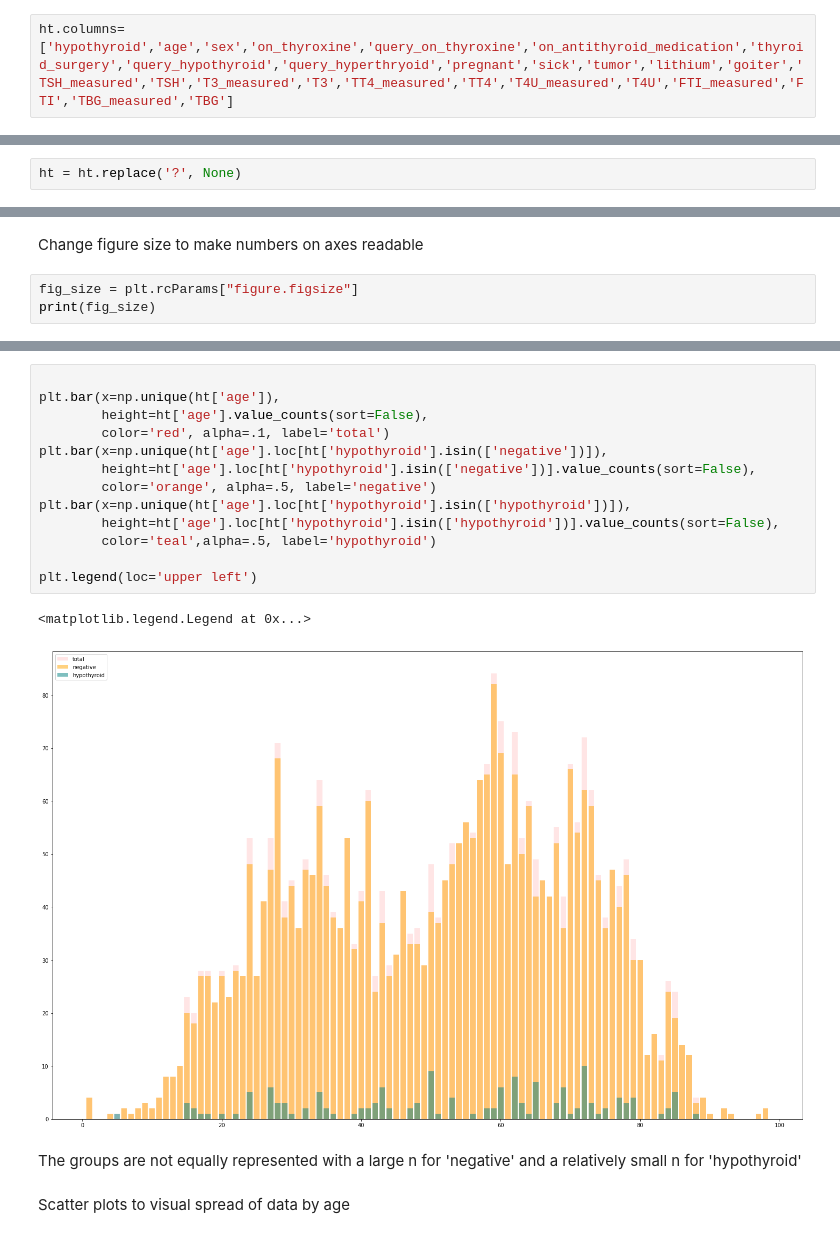
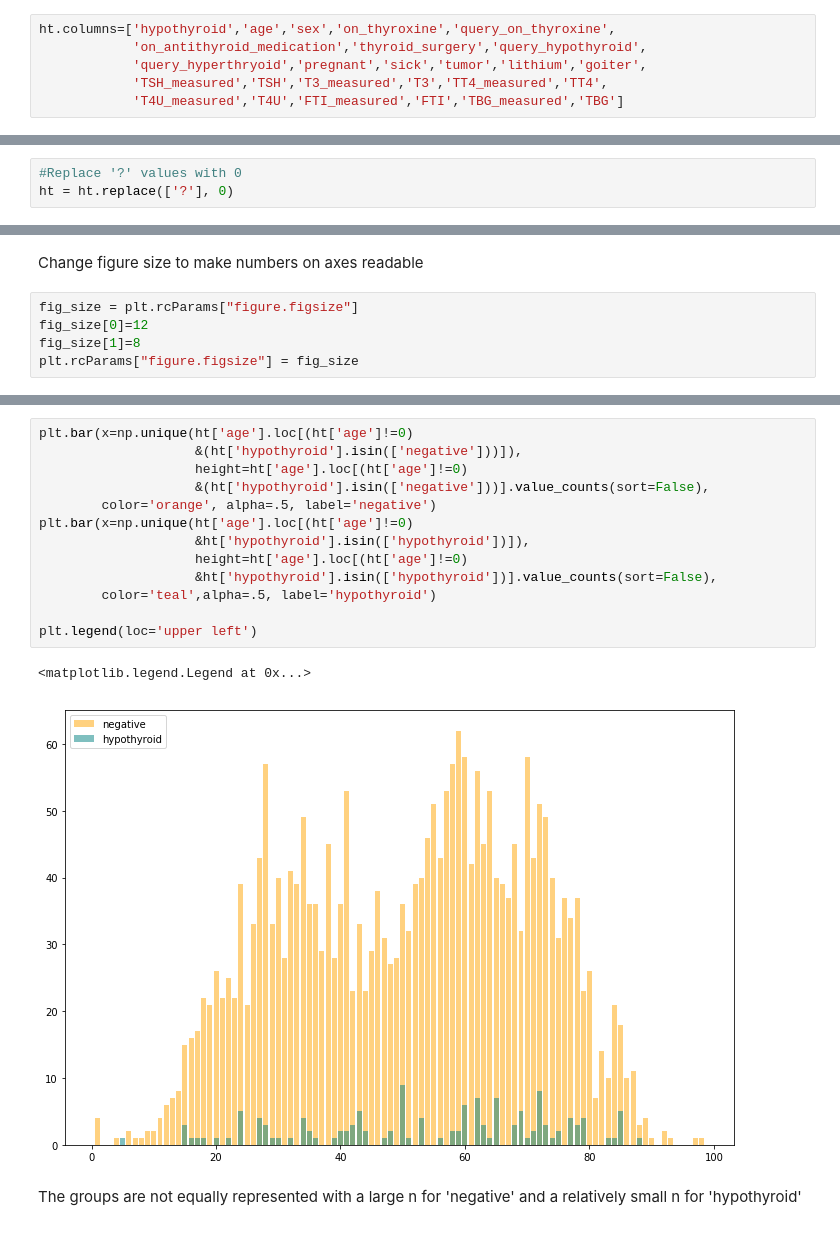
Before and after one commit to karlypaige/Fundamentals-Capstone-Hypothyroid, a Jupyter notebook: Hypothyroid Dataset.ipynb, the cells around one changed output, grey strips where cells are left out. Cells and saved outputs as stored; diff of their text form.

```diff
--- a/Hypothyroid Dataset.ipynb
+++ b/Hypothyroid Dataset.ipynb
@@ -14,4 +41,8 @@ ht = pd.read_csv('hypothyroid data.csv', header=None)
 # %% [markdown]
 Change column names
 # %%
-ht.columns=['hypothyroid','age','sex','on_thyroxine','query_on_thyroxine','on_antithyroid_medication','thyroid_surgery','query_hypothyroid','query_hyperthryoid','pregnant','sick','tumor','lithium','goiter','TSH_measured','TSH','T3_measured','T3','TT4_measured','TT4','T4U_measured','T4U','FTI_measured','FTI','TBG_measured','TBG']
+ht.columns=['hypothyroid','age','sex','on_thyroxine','query_on_thyroxine',
+            'on_antithyroid_medication','thyroid_surgery','query_hypothyroid',
+            'query_hyperthryoid','pregnant','sick','tumor','lithium','goiter',
+            'TSH_measured','TSH','T3_measured','T3','TT4_measured','TT4',
+            'T4U_measured','T4U','FTI_measured','FTI','TBG_measured','TBG']
@@ -34,2 +48,0 @@ Replace empty values with 'NA' and add zeroes to the front of integers and float
-# %%
-ht = ht.replace('?', None)
@@ -38 +49,4 @@ Convert Strings to ints and floats
+# %%
+#Replace '?' values with 0
+ht = ht.replace(['?'], 0)
 # %%
@@ -65,4 +90,6 @@ ht.groupby('sex').describe()
 Change figure size to make numbers on axes readable
 # %%
 fig_size = plt.rcParams["figure.figsize"]
-print(fig_size)
+fig_size[0]=12
+fig_size[1]=8
+plt.rcParams["figure.figsize"] = fig_size
@@ -109,20 +98,18 @@ Name: age, Length: 92, dtype: int64
 # %%
-
-plt.bar(x=np.unique(ht['age']),
-        height=ht['age'].value_counts(sort=False),
-        color='red', alpha=.1, label='total')
-plt.bar(x=np.unique(ht['age'].loc[ht['hypothyroid'].isin(['negative'])]),
-        height=ht['age'].loc[ht['hypothyroid'].isin(['negative'])].value_counts(sort=False),
+plt.bar(x=np.unique(ht['age'].loc[(ht['age']!=0)
+                    &(ht['hypothyroid'].isin(['negative']))]),
+                    height=ht['age'].loc[(ht['age']!=0)
+                    &(ht['hypothyroid'].isin(['negative']))].value_counts(sort=False),
         color='orange', alpha=.5, label='negative')
-plt.bar(x=np.unique(ht['age'].loc[ht['hypothyroid'].isin(['hypothyroid'])]),
-        height=ht['age'].loc[ht['hypothyroid'].isin(['hypothyroid'])].value_counts(sort=False),
+plt.bar(x=np.unique(ht['age'].loc[(ht['age']!=0)
+                    &ht['hypothyroid'].isin(['hypothyroid'])]),
+                    height=ht['age'].loc[(ht['age']!=0)
+                    &ht['hypothyroid'].isin(['hypothyroid'])].value_counts(sort=False),
         color='teal',alpha=.5, label='hypothyroid')
 
 plt.legend(loc='upper left')
 # %% [output]
 <matplotlib.legend.Legend at 0x...>
-[figure, old version]
+[figure, new version]
 # %% [markdown]
 The groups are not equally represented with a large n for 'negative' and a relatively small n for 'hypothyroid'
-# %% [markdown]
-Scatter plots to visual spread of data by age
```
Also changed, not shown: parts of 62 cells of this notebook.
